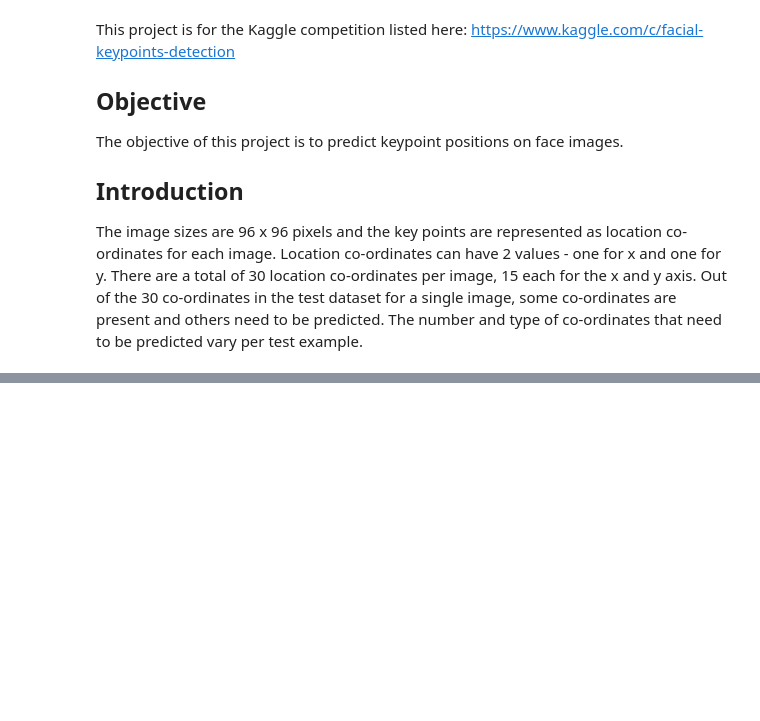
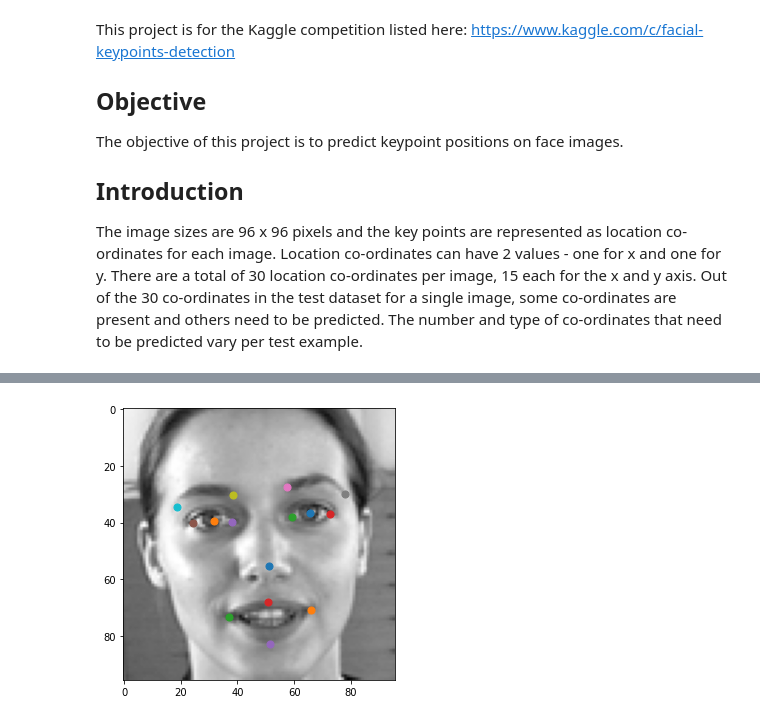
Before and after one commit to abhisha1991/w207_final_project, a Jupyter notebook: notebooks/w207-final-project.ipynb, the cells around one changed output, grey strips where cells are left out. Saved outputs shown, nothing was run; the diff lists cells and outputs as text; code cells hidden in the pictures; blank space fills up the shorter version.

```diff
--- a/notebooks/w207-final-project.ipynb
+++ b/notebooks/w207-final-project.ipynb
@@ -152,0 +240,45 @@ plt.show()
+# %%
+# Plot images and keypoints function
+# if img_num is a valid value, we display that image only
+
+def plot_images(train_images, train_labels, start_index=0, end_offset=1000, img_num=-1):
+    rows = 4
+    cols = 4
+    multiplier = 10
+    dot_size = 100
+
+    if img_num != -1:
+        dot_size = 50
+        multiplier = 5
+        rows = 1
+        cols = 1
+
+    fig = plt.figure(figsize=(rows * multiplier, cols * multiplier), constrained_layout = False)
+    for i in range(1, cols * rows + 1):
+        ax = fig.add_subplot(rows, cols, i)
+        if img_num != -1:
+            image_no = img_num
+        else:
+            image_no = randint(start_index, start_index+end_offset)
+        img = np.array(train_images.iloc[image_no]).reshape(IMG_DIM, IMG_DIM)
+        ax.imshow(img, cmap='gray')
+        for j in range(0, 30, 2):
+            ax.scatter(train_labels.iloc[image_no][j], train_labels.iloc[image_no][j+1], s=dot_size)
+    plt.show()
+
+
+def plot_image_with_label_optional(img, labels=pd.DataFrame()):
+    fig = plt.figure(figsize=(5, 5), constrained_layout = False)
+    # reshapes array in case it is given as flat representation, ie, 9216 pixels = 96 x 96 image
+    img = np.array(img).reshape(IMG_DIM, IMG_DIM)
+    ax = fig.add_subplot(1, 1, 1)
+    ax.imshow(img, cmap='gray')
+    if labels.empty == False:
+        for j in range(0, 30, 2):
+            ax.scatter(labels[j], labels[j+1], s=50)
+    return fig
+# %%
+# Display single image giving index as input
+plot_images(train_images, train_labels, img_num=20)
+# %% [output]
+[figure, added]
```
Also changed, not shown: parts of 33 cells of this notebook.
